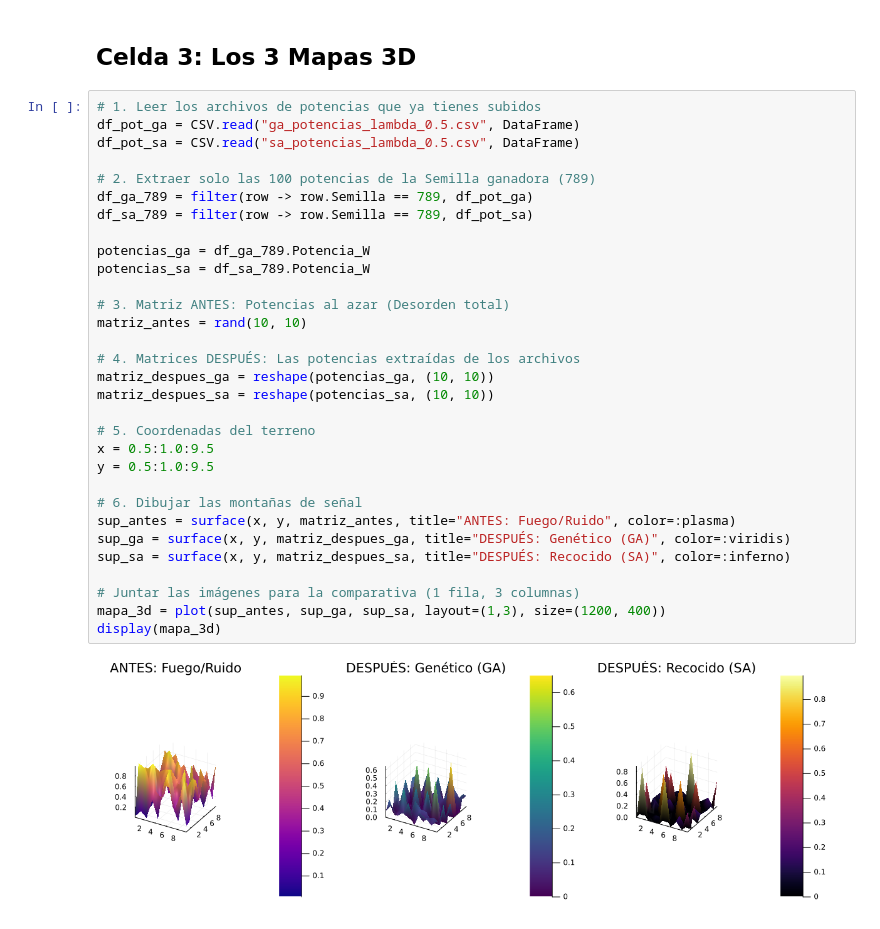
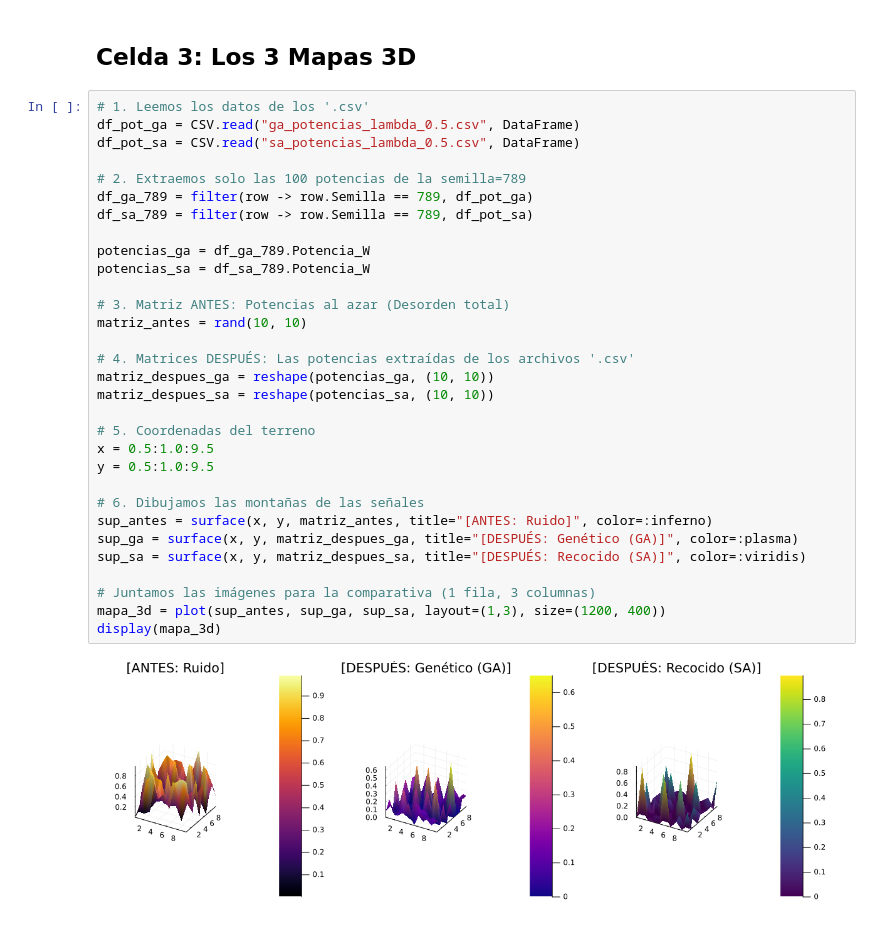
Before and after one commit to anthony-yt/5g-rural-coverage-heuristics, a Jupyter notebook: analytics/analisis_comparativo_resultados.ipynb, the cells around one changed output. Drawn from its saved outputs; the diff is of its cells as text.

```diff
--- a/analytics/analisis_comparativo_resultados.ipynb
+++ b/analytics/analisis_comparativo_resultados.ipynb
@@ -61,35 +67,35 @@ Evaluaciones Totales     | 49970.0       | 50501.0
 # %% [markdown]
 ## Celda 3: Los 3 Mapas 3D
 # %%
-# 1. Leer los archivos de potencias que ya tienes subidos
+# 1. Leemos los datos de los '.csv'
 df_pot_ga = CSV.read("ga_potencias_lambda_0.5.csv", DataFrame)
 df_pot_sa = CSV.read("sa_potencias_lambda_0.5.csv", DataFrame)
 
-# 2. Extraer solo las 100 potencias de la Semilla ganadora (789)
+# 2. Extraemos solo las 100 potencias de la semilla=789
 df_ga_789 = filter(row -> row.Semilla == 789, df_pot_ga)
 df_sa_789 = filter(row -> row.Semilla == 789, df_pot_sa)
 
 potencias_ga = df_ga_789.Potencia_W
 potencias_sa = df_sa_789.Potencia_W
 
 # 3. Matriz ANTES: Potencias al azar (Desorden total)
 matriz_antes = rand(10, 10)
 
-# 4. Matrices DESPUÉS: Las potencias extraídas de los archivos
+# 4. Matrices DESPUÉS: Las potencias extraídas de los archivos '.csv'
 matriz_despues_ga = reshape(potencias_ga, (10, 10))
 matriz_despues_sa = reshape(potencias_sa, (10, 10))
 
 # 5. Coordenadas del terreno
 x = 0.5:1.0:9.5
 y = 0.5:1.0:9.5
 
-# 6. Dibujar las montañas de señal
-sup_antes = surface(x, y, matriz_antes, title="ANTES: Fuego/Ruido", color=:plasma)
-sup_ga = surface(x, y, matriz_despues_ga, title="DESPUÉS: Genético (GA)", color=:viridis)
-sup_sa = surface(x, y, matriz_despues_sa, title="DESPUÉS: Recocido (SA)", color=:inferno)
+# 6. Dibujamos las montañas de las señales
+sup_antes = surface(x, y, matriz_antes, title="[ANTES: Ruido]", color=:inferno)
+sup_ga = surface(x, y, matriz_despues_ga, title="[DESPUÉS: Genético (GA)]", color=:plasma)
+sup_sa = surface(x, y, matriz_despues_sa, title="[DESPUÉS: Recocido (SA)]", color=:viridis)
 
-# Juntar las imágenes para la comparativa (1 fila, 3 columnas)
+# Juntamos las imágenes para la comparativa (1 fila, 3 columnas)
 mapa_3d = plot(sup_antes, sup_ga, sup_sa, layout=(1,3), size=(1200, 400))
 display(mapa_3d)
 # %% [output]
-[figure, old version]
+[figure, new version]
```
Also changed, not shown: parts of 2 cells of this notebook.
